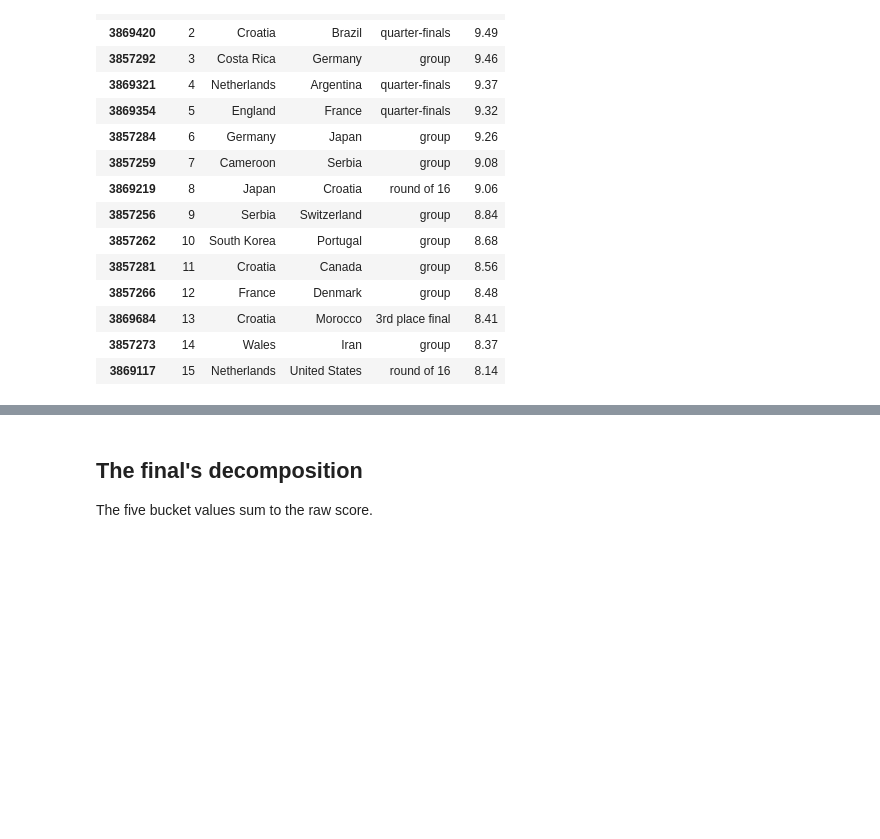
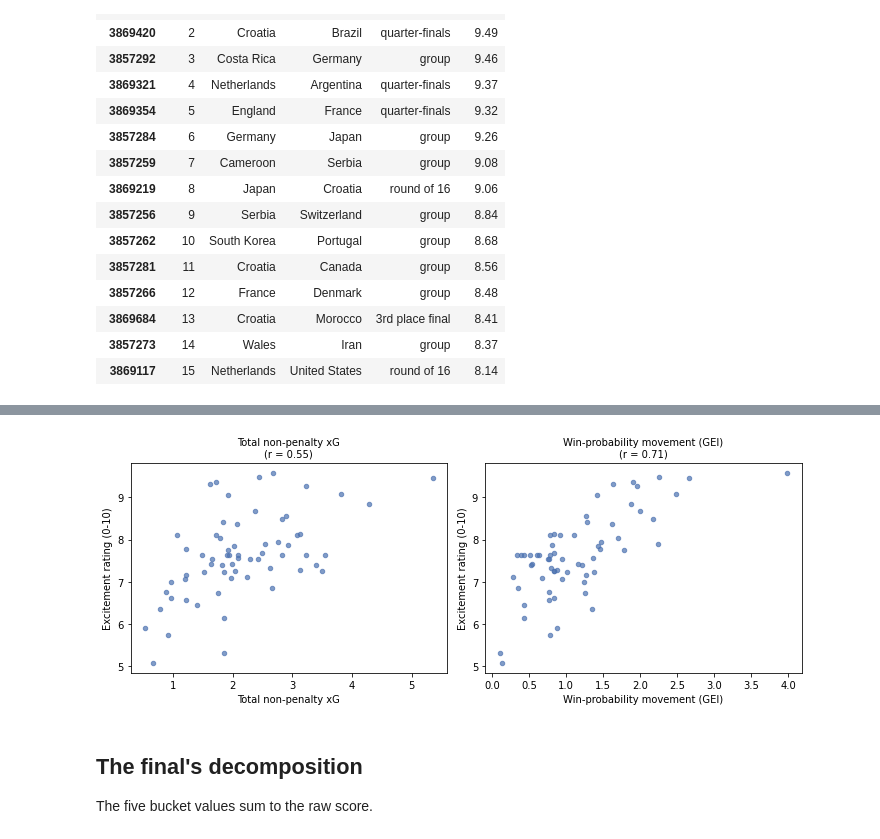
Before and after one commit to jkbren/excitement-index-soccer, a Jupyter notebook: notebooks/01_score_a_tournament.ipynb, the cells around one changed output, grey strips where cells are left out. Saved outputs shown, nothing was run; the diff lists cells and outputs as text; code cells hidden in the pictures; blank space fills up the shorter version.

```diff
--- a/notebooks/01_score_a_tournament.ipynb
+++ b/notebooks/01_score_a_tournament.ipynb
@@ -62,3 +105,21 @@ board[["rank", "home", "away", "stage", "rating"]].head(15)
+# %%
+import matplotlib.pyplot as plt
+
+df = board.join(features[["total_npxg", "gei"]])
+fig, axes = plt.subplots(1, 2, figsize=(10, 4))
+for ax, col, label in zip(
+        axes,
+        ["total_npxg", "gei"],
+        ["Total non-penalty xG", "Win-probability movement (GEI)"]):
+    ax.scatter(df[col], df["rating"], s=20, color="#4C72B0", alpha=0.7)
+    ax.set_xlabel(label)
+    ax.set_ylabel("Excitement rating (0-10)")
+    r = df[col].corr(df["rating"])
+    ax.set_title(f"{label}\n(r = {r:.2f})", fontsize=10)
+plt.tight_layout()
+plt.show()
+# %% [output]
+[figure, added]
 # %% [markdown]
 ## The final's decomposition
 
```
Also changed, not shown: parts of 11 cells of this notebook, 2 other files.
